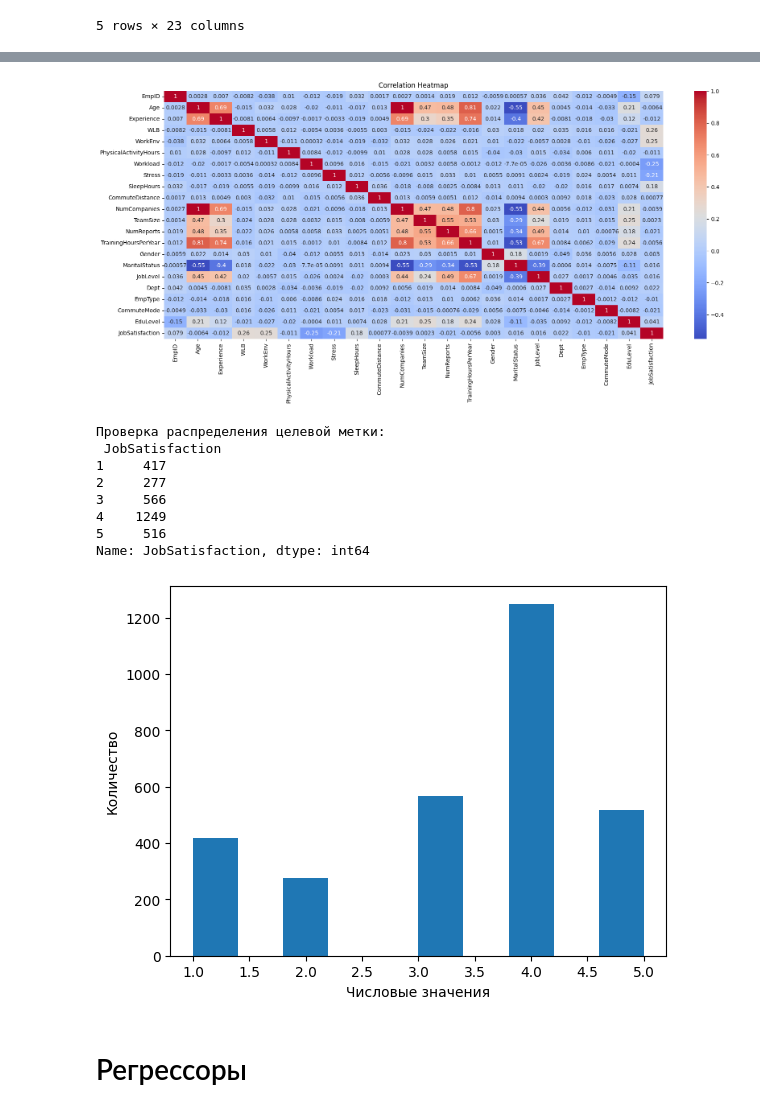
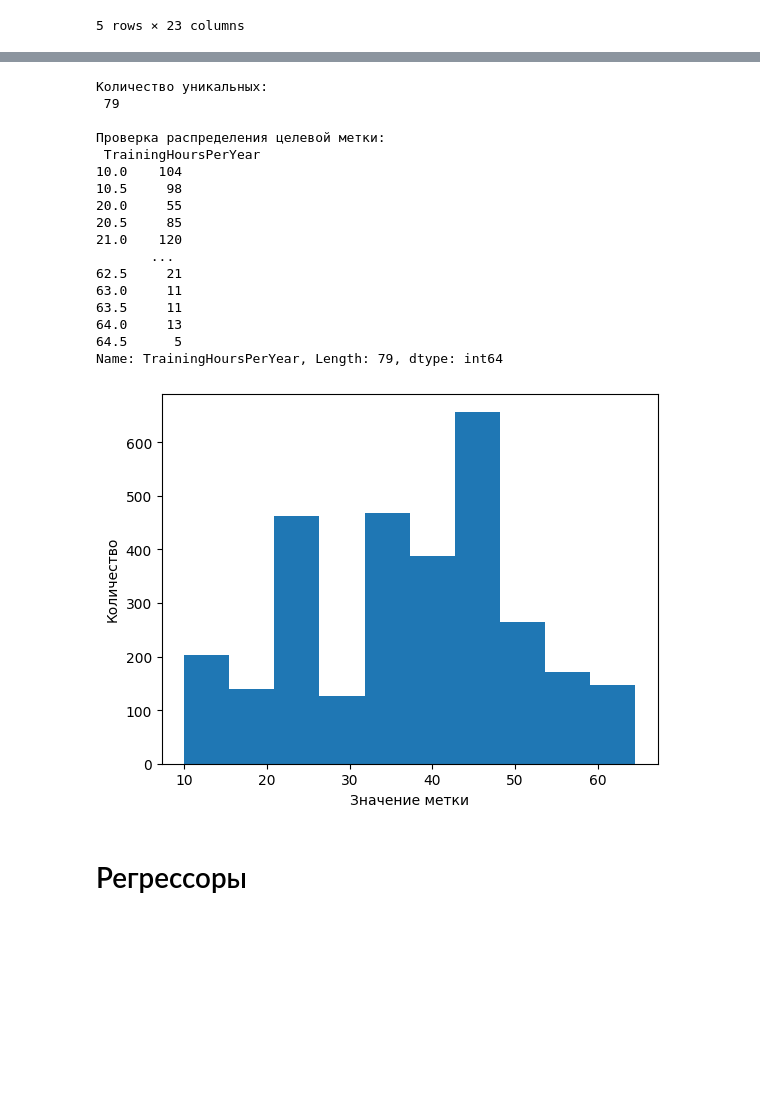
Before and after one commit to Olya-Skr/Belhard_courses, a Jupyter notebook: homework/hw5/dz5.ipynb, the cells around one changed output, grey strips where cells are left out. Cells and saved outputs as stored; diff of their text form; code cells hidden in the pictures; blank space fills up the shorter version.

```diff
--- a/homework/hw5/dz5.ipynb
+++ b/homework/hw5/dz5.ipynb
@@ -89,18 +150,18 @@ dtype: int64
 # %%
-# Кодирование данных
-categorical_features = category_df.columns.tolist()
-print('Столбцы для кодирования:\n',categorical_features)
+# Для просмотра корреляции попроще закодируем данные через LabelEncoder
+from sklearn.preprocessing import LabelEncoder
+encoder_le = LabelEncoder()
+for each in categorical_features:
+    category_df[each] = encoder_le.fit_transform(category_df[each])
+    category_df_check=encoder_le.classes_
 
-from sklearn.preprocessing import LabelEncoder
-encoder = LabelEncoder()
-for each in categorical_features:
-    category_df[each] = encoder.fit_transform(category_df[each])
-    category_df_check=encoder.classes_
+numeric_df = df.select_dtypes(include='number')
+new_df_cor =pd.merge(numeric_df, category_df,  left_index=True, right_index=True)
+new_df_cor.head()
 
-numeric_df = data.select_dtypes(include='number')
-
-# Новый набор данных с закодировннными категориями
-new_data =pd.merge(numeric_df, category_df, left_index=True, right_index=True)
-new_df=pd.merge(new_data, target, left_index=True, right_index=True)
-new_df.head()
+# Кореляция переменных
+plt.figure(figsize=(20, 8))
+sns.heatmap(new_df_cor.corr(), annot=True, cmap='coolwarm')
+plt.title('Correlation Heatmap')
+plt.show()
 # %% [output]
@@ -116,34 +169,41 @@ new_df.head()
-# %%
-# Кореляция переменных
-plt.figure(figsize=(20, 8))
-sns.heatmap(new_df.corr(), annot=True, cmap='coolwarm')
-plt.title('Correlation Heatmap')
-plt.show()
-# %% [output]
-[figure, removed]
+# %%
+# Разделение данных на набор зависимых переменных и метку
+data = new_df.drop(["TrainingHoursPerYear"],axis=1)
+target = new_df["TrainingHoursPerYear"]
 # %%
-# Убираем некоторые переменные
-X=new_data.drop(["EmpID","Age","CommuteDistance","NumCompanies","TeamSize","NumReports","TrainingHoursPerYear"],axis=1)
+# Убираем бесполезные переменные
+X=data.drop(["EmpID","CommuteDistance","NumCompanies"],axis=1)
 Y=target
 
 # Проверка распределения целевой метки
-result_target = df.groupby('JobSatisfaction', observed=False)['JobSatisfaction'].count()
+kol_target=Y.nunique()
+print('Количество уникальных:\n',kol_target)
+result_target = new_df.groupby('TrainingHoursPerYear', observed=False)['TrainingHoursPerYear'].count()
 print('\nПроверка распределения целевой метки:\n',result_target)
-plt.hist(target)
-plt.xlabel('Числовые значения')
+plt.hist(target,bins=10)
+plt.xlabel('Значение метки')
 plt.ylabel('Количество')
 plt.title('')
 plt.show()
 # %% [output]
+Количество уникальных:
+ 79
+
 Проверка распределения целевой метки:
- JobSatisfaction
-1     417
-2     277
-3     566
-4    1249
-5     516
-Name: JobSatisfaction, dtype: int64
+ TrainingHoursPerYear
+10.0    104
+10.5     98
+20.0     55
+20.5     85
+21.0    120
+       ...
+62.5     21
+63.0     11
+63.5     11
+64.0     13
+64.5      5
+Name: TrainingHoursPerYear, Length: 79, dtype: int64
-[figure, old version]
+[figure, new version]
 # %% [markdown]
 #  Регрессоры
 # %%
```
Also changed, not shown: parts of 19 cells of this notebook, 2 other files.
